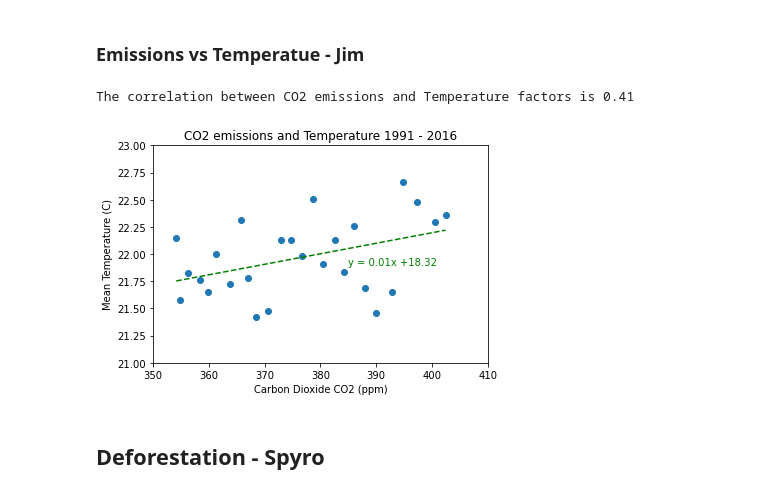
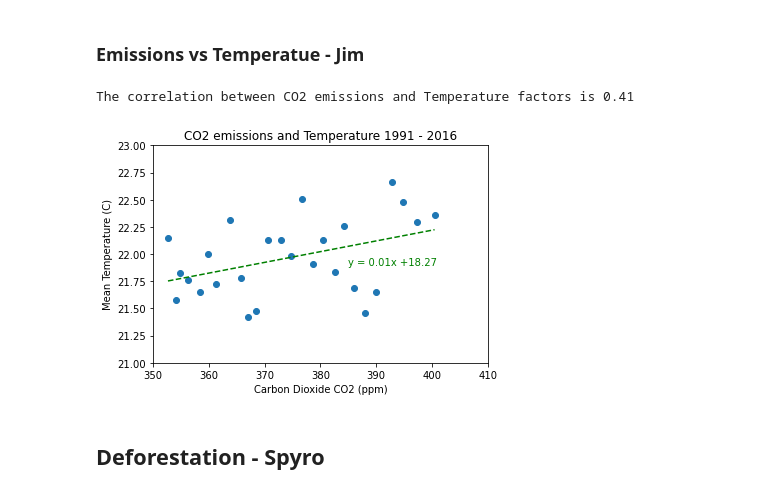
Before and after one commit to thierzon/disney-donut-project, a Jupyter notebook: combined_data.ipynb, the cells around one changed output. Cells and saved outputs as stored; diff of their text form; code cells hidden in the pictures.

```diff
--- a/combined_data.ipynb
+++ b/combined_data.ipynb
@@ -402,33 +403,33 @@ plt.show()
 # %%
 # Calculate the correlation coefficient and linear regression model
 # for temperature and CO2 emmsions - 1990 -> 2020
 
 # Remove last 4 rows of emissions to match temperature data set
-emissions_df2 = emissions_df2[:-4]
+emissions_df2 = emissions_df[:-4]
 
 correlation = sts.pearsonr(emissions_df2['CO2(ppm)']['mean'], new_mean_temperature['Mean Temperature(Celcius)'])
 m_slope, m_int, m_r, m_p, m_std_err = sts.linregress(emissions_df2['CO2(ppm)']['mean'], new_mean_temperature['Mean Temperature(Celcius)'])
 m_fit = m_slope * emissions_df2['CO2(ppm)']['mean'] + m_int
 
 # Create line equation string
 line_eq = "y = " + str(round(m_slope,2)) + "x +" + str(round(m_int,2))
 
 print(f"The correlation between CO2 emissions and Temperature factors is {round(correlation[0],2)}")
 print()
 
 plt.scatter(emissions_df2['CO2(ppm)']['mean'], new_mean_temperature['Mean Temperature(Celcius)'])
 plt.plot(emissions_df2['CO2(ppm)']['mean'],m_fit,"--",color='g')
 plt.xlabel('Carbon Dioxide CO2 (ppm)')
 plt.ylabel('Mean Temperature (C)')
 plt.title('CO2 emissions and Temperature 1991 - 2016')
 plt.xlim(350,410)
 plt.ylim(21,23)
 plt.text(385,21.90,line_eq, color='g')
 plt.savefig("Output/CO2-Temperature.png")
 plt.show()
 # %% [output]
 The correlation between CO2 emissions and Temperature factors is 0.41
-[figure, old version]
+[figure, new version]
 # %% [markdown]
 ## Deforestation - Spyro
 # %%
```
Also changed, not shown: parts of 2 cells of this notebook, 2 other files.
